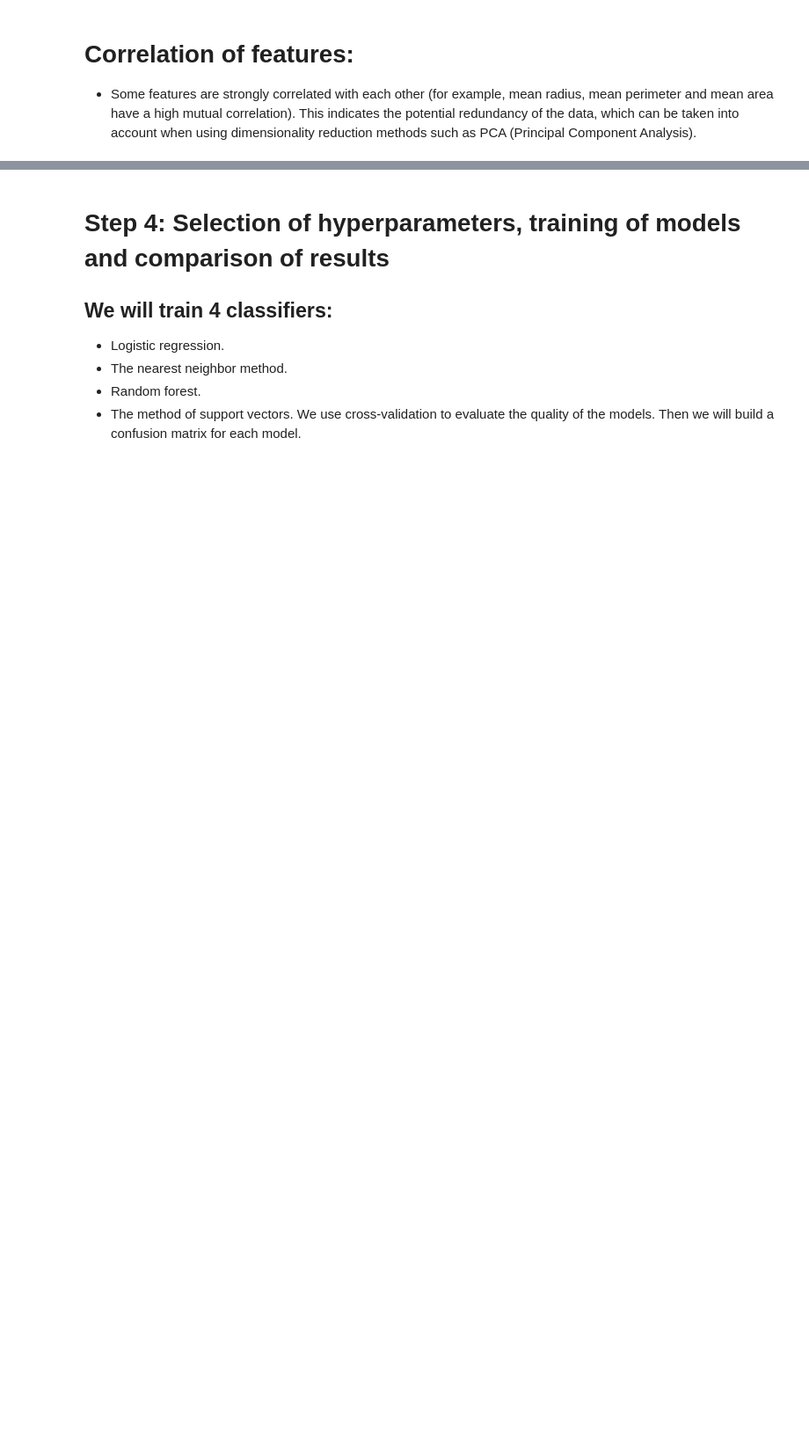
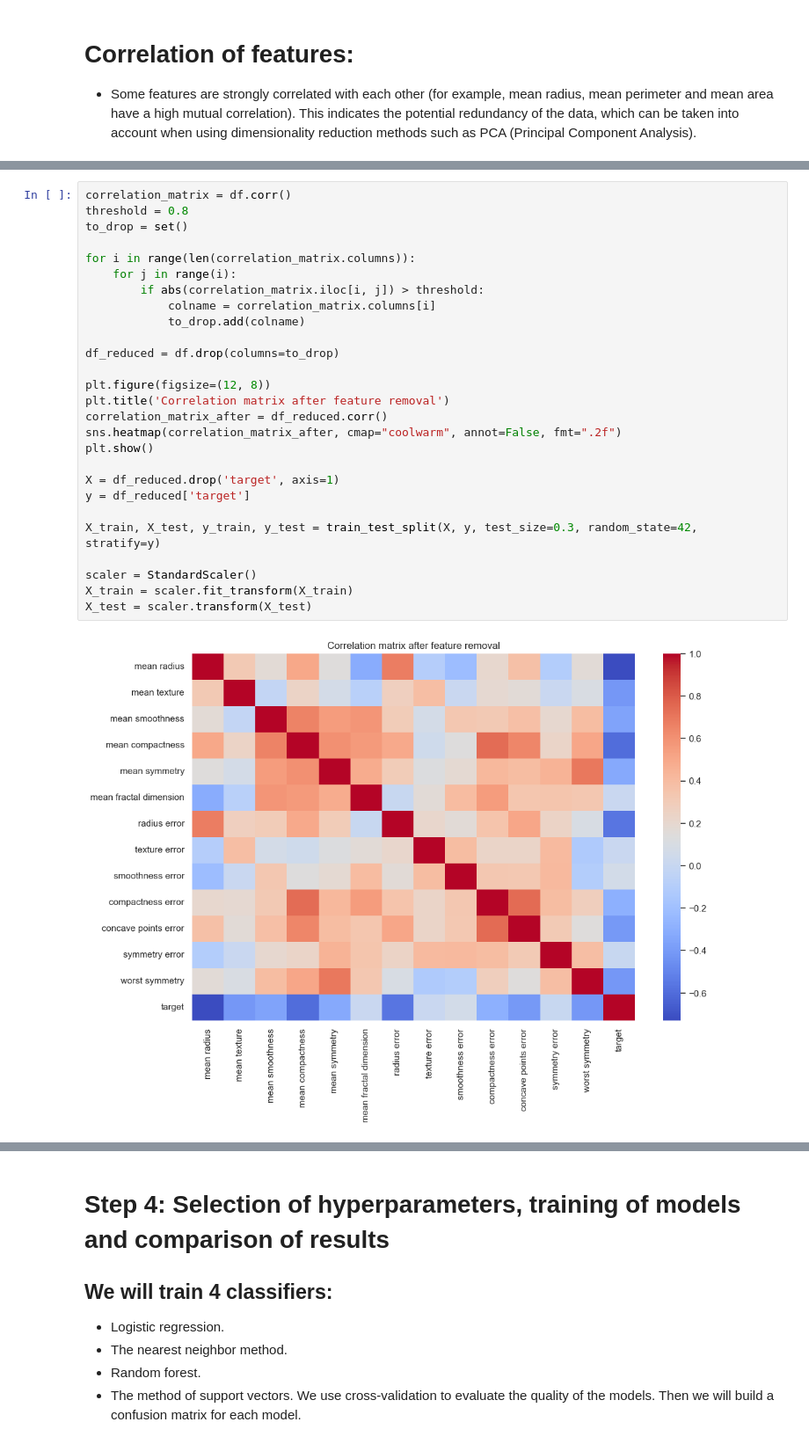
Before and after one commit to denisleuta/spbu-python-course, a Jupyter notebook: project/classification/classification.ipynb, the cells around one changed output, grey strips where cells are left out. Shown: that part at 88% size. Saved outputs shown, nothing was run; the diff lists cells and outputs as text; blank space fills up the shorter version.

```diff
--- a/project/classification/classification.ipynb
+++ b/project/classification/classification.ipynb
@@ -118 +177,30 @@ This indicates the potential redundancy of the data, which can be taken into acc
+# %%
+correlation_matrix = df.corr()
+threshold = 0.8
+to_drop = set()
+
+for i in range(len(correlation_matrix.columns)):
+    for j in range(i):
+        if abs(correlation_matrix.iloc[i, j]) > threshold:
+            colname = correlation_matrix.columns[i]
+            to_drop.add(colname)
+
+df_reduced = df.drop(columns=to_drop)
+
+plt.figure(figsize=(12, 8))
+plt.title('Correlation matrix after feature removal')
+correlation_matrix_after = df_reduced.corr()
+sns.heatmap(correlation_matrix_after, cmap="coolwarm", annot=False, fmt=".2f")
+plt.show()
+
+X = df_reduced.drop('target', axis=1)
+y = df_reduced['target']
+
+X_train, X_test, y_train, y_test = train_test_split(X, y, test_size=0.3, random_state=42, stratify=y)
+
+scaler = StandardScaler()
+X_train = scaler.fit_transform(X_train)
+X_test = scaler.transform(X_test)
+# %% [output]
+[figure, added]
 # %%
```
Also changed, not shown: parts of 35 cells of this notebook.
